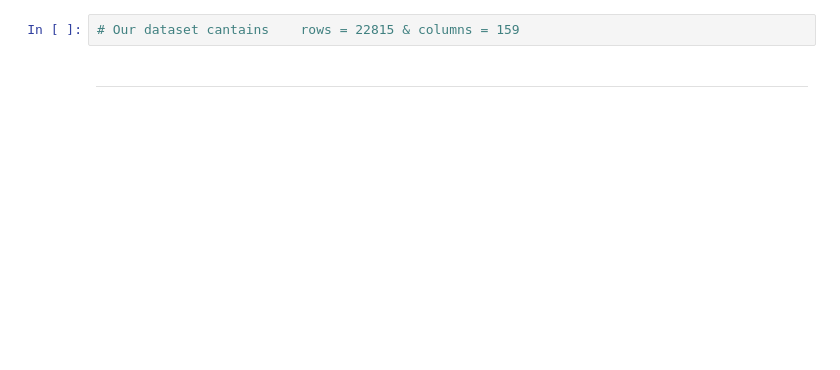
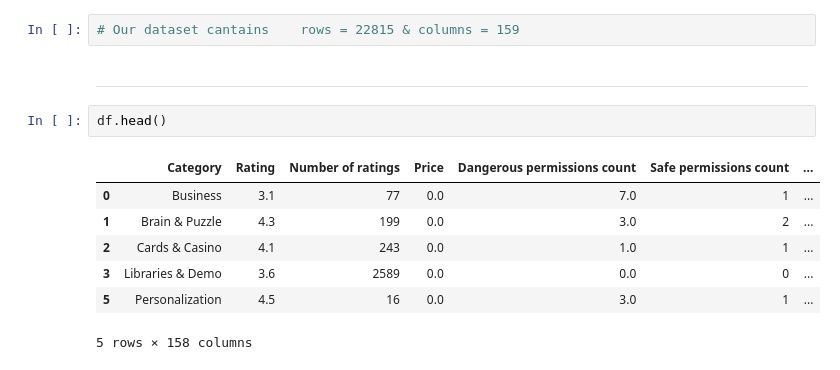
Before and after one commit to kunalNbadgujar/ANDROID-AUTHENTICITY-PREDICTION, a Jupyter notebook: team_ANDROID_AUTHENTICITY_PREDICTION.ipynb, the cells around one changed output. Drawn from its saved outputs; the diff is of its cells as text; blank space fills up the shorter version.

```diff
--- a/team_ANDROID_AUTHENTICITY_PREDICTION.ipynb
+++ b/team_ANDROID_AUTHENTICITY_PREDICTION.ipynb
@@ -693,3 +693,13 @@ df.shape
 
 
 ---
+# %%
+df.head()
+# %% [output]
+|  | Category | Rating | Number of ratings | Price | Dangerous permissions count | Safe permissions count | ... |
+| 0 | Business | 3.1 | 77 | 0.0 | 7.0 | 1 | ... |
+| 1 | Brain & Puzzle | 4.3 | 199 | 0.0 | 3.0 | 2 | ... |
+| 2 | Cards & Casino | 4.1 | 243 | 0.0 | 1.0 | 1 | ... |
+| 3 | Libraries & Demo | 3.6 | 2589 | 0.0 | 0.0 | 0 | ... |
+| 5 | Personalization | 4.5 | 16 | 0.0 | 3.0 | 1 | ... |
+5 rows × 158 columns
```
Also changed, not shown: parts of 15 cells of this notebook.
